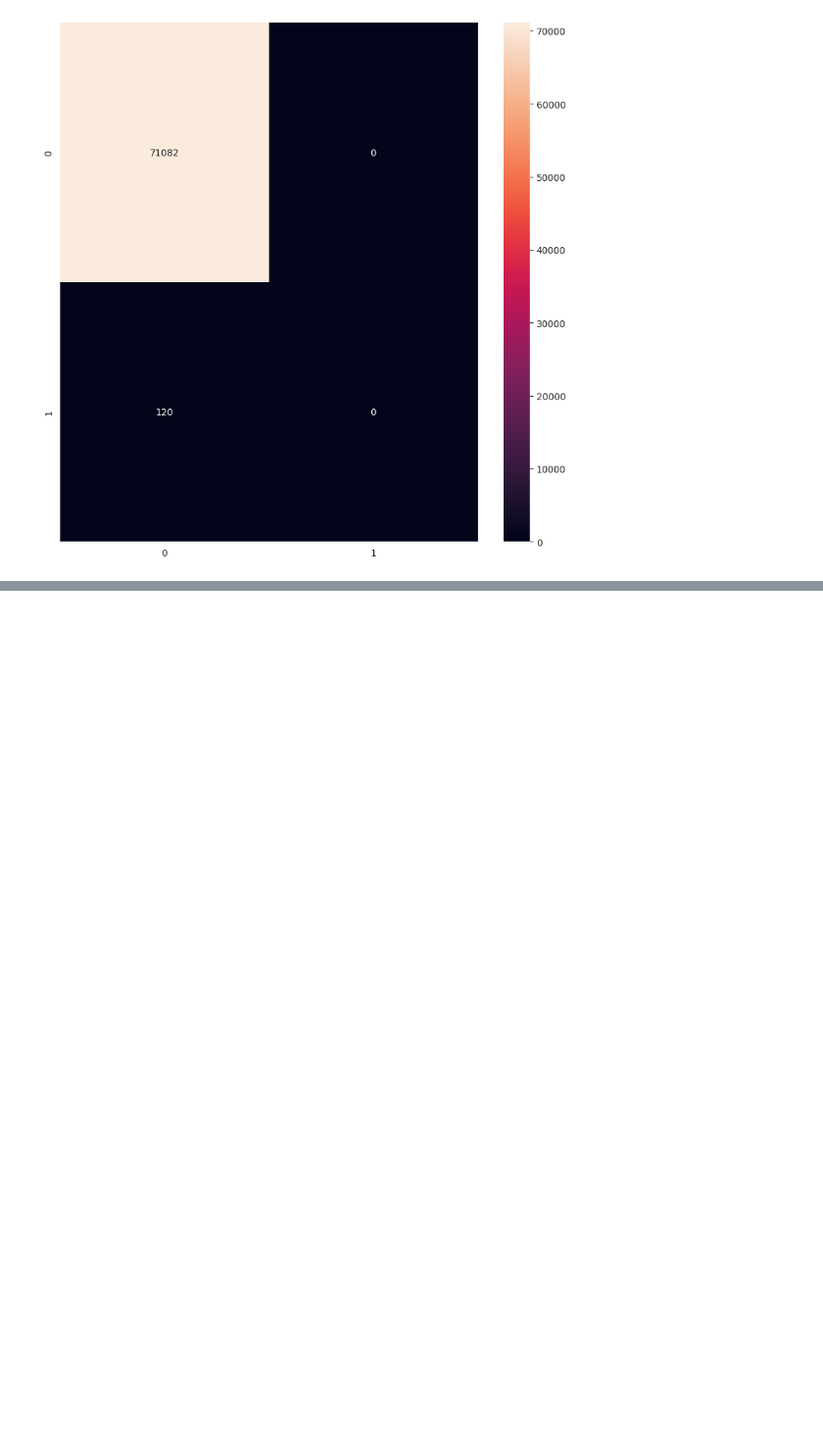
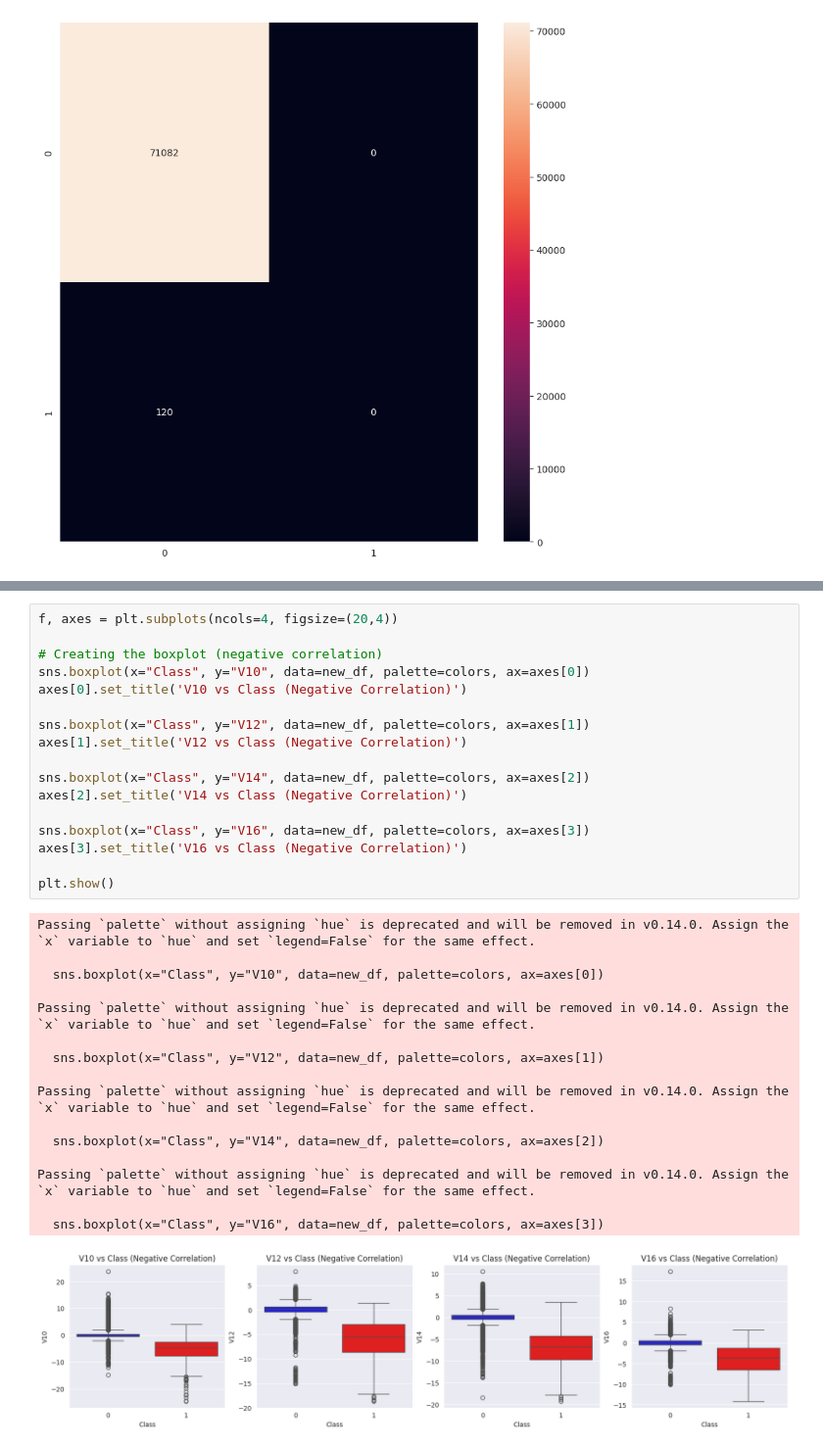
Before and after one commit to sarcasticsab/credit-card-fraud, a Jupyter notebook: Credit Card Fraud Detection.ipynb, the cells around one changed output, grey strips where cells are left out. Shown at 98% size. Drawn from its saved outputs; the diff is of its cells as text; blank space fills up the shorter version.

```diff
--- a/Credit Card Fraud Detection.ipynb
+++ b/Credit Card Fraud Detection.ipynb
@@ -350,0 +389,34 @@ XGBoost Accuracy Score: 0.9995365298727564
+# %%
+f, axes = plt.subplots(ncols=4, figsize=(20,4))
+
+# Creating the boxplot (negative correlation)
+sns.boxplot(x="Class", y="V10", data=new_df, palette=colors, ax=axes[0])
+axes[0].set_title('V10 vs Class (Negative Correlation)')
+
+sns.boxplot(x="Class", y="V12", data=new_df, palette=colors, ax=axes[1])
+axes[1].set_title('V12 vs Class (Negative Correlation)')
+
+sns.boxplot(x="Class", y="V14", data=new_df, palette=colors, ax=axes[2])
+axes[2].set_title('V14 vs Class (Negative Correlation)')
+
+sns.boxplot(x="Class", y="V16", data=new_df, palette=colors, ax=axes[3])
+axes[3].set_title('V16 vs Class (Negative Correlation)')
+
+plt.show()
+# %% [output]
+Passing `palette` without assigning `hue` is deprecated and will be removed in v0.14.0. Assign the `x` variable to `hue` and set `legend=False` for the same effect.
+
+  sns.boxplot(x="Class", y="V10", data=new_df, palette=colors, ax=axes[0])
+
+Passing `palette` without assigning `hue` is deprecated and will be removed in v0.14.0. Assign the `x` variable to `hue` and set `legend=False` for the same effect.
+
+  sns.boxplot(x="Class", y="V12", data=new_df, palette=colors, ax=axes[1])
+
+Passing `palette` without assigning `hue` is deprecated and will be removed in v0.14.0. Assign the `x` variable to `hue` and set `legend=False` for the same effect.
+
+  sns.boxplot(x="Class", y="V14", data=new_df, palette=colors, ax=axes[2])
+
+Passing `palette` without assigning `hue` is deprecated and will be removed in v0.14.0. Assign the `x` variable to `hue` and set `legend=False` for the same effect.
+
+  sns.boxplot(x="Class", y="V16", data=new_df, palette=colors, ax=axes[3])
+[figure, added]
```
Also changed, not shown: parts of 7 cells of this notebook.
